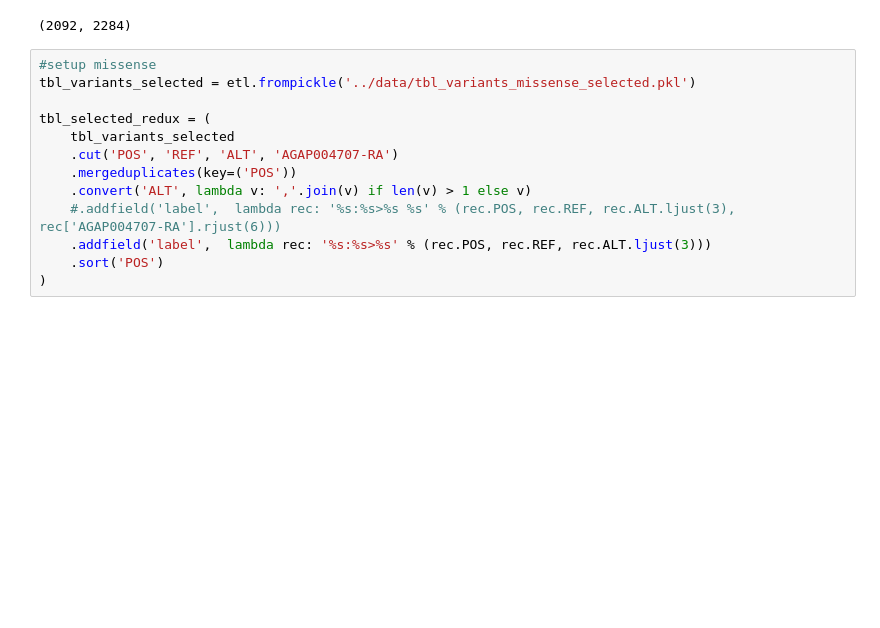
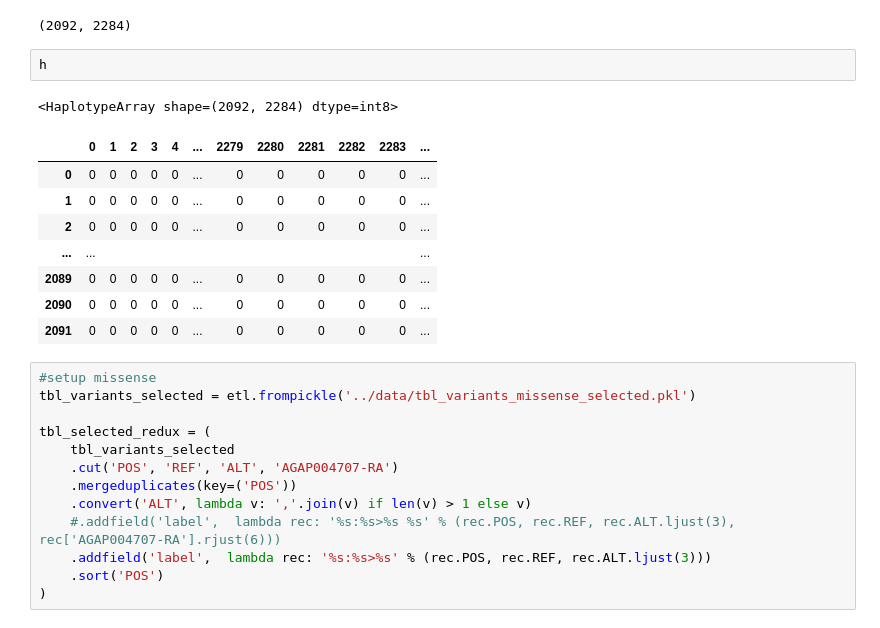
Before and after one commit to malariagen/ag1000g-phase2-vgsc-report, a Jupyter notebook: notebooks/artwork_Phase_2_vgsc_hierarchical_clustering.ipynb, the cells around one changed output. Drawn from its saved outputs; the diff is of its cells as text; blank space fills up the shorter version.

```diff
--- a/notebooks/artwork_Phase_2_vgsc_hierarchical_clustering.ipynb
+++ b/notebooks/artwork_Phase_2_vgsc_hierarchical_clustering.ipynb
@@ -44,6 +56,18 @@ h = haps[loc]
 h.shape
 # %% [output]
 (2092, 2284)
+# %%
+h
+# %% [output]
+<HaplotypeArray shape=(2092, 2284) dtype=int8>
+|  | 0 | 1 | 2 | 3 | 4 | ... | 2279 | 2280 | 2281 | 2282 | 2283 | ... |
+| 0 | 0 | 0 | 0 | 0 | 0 | ... | 0 | 0 | 0 | 0 | 0 | ... |
+| 1 | 0 | 0 | 0 | 0 | 0 | ... | 0 | 0 | 0 | 0 | 0 | ... |
+| 2 | 0 | 0 | 0 | 0 | 0 | ... | 0 | 0 | 0 | 0 | 0 | ... |
+| ... | ... |  |  |  |  |  |  |  |  |  |  | ... |
+| 2089 | 0 | 0 | 0 | 0 | 0 | ... | 0 | 0 | 0 | 0 | 0 | ... |
+| 2090 | 0 | 0 | 0 | 0 | 0 | ... | 0 | 0 | 0 | 0 | 0 | ... |
+| 2091 | 0 | 0 | 0 | 0 | 0 | ... | 0 | 0 | 0 | 0 | 0 | ... |
 # %%
 #setup missense
 tbl_variants_selected = etl.frompickle('../data/tbl_variants_missense_selected.pkl')
```
Also changed, not shown: parts of 11 cells of this notebook, 6 other files.
